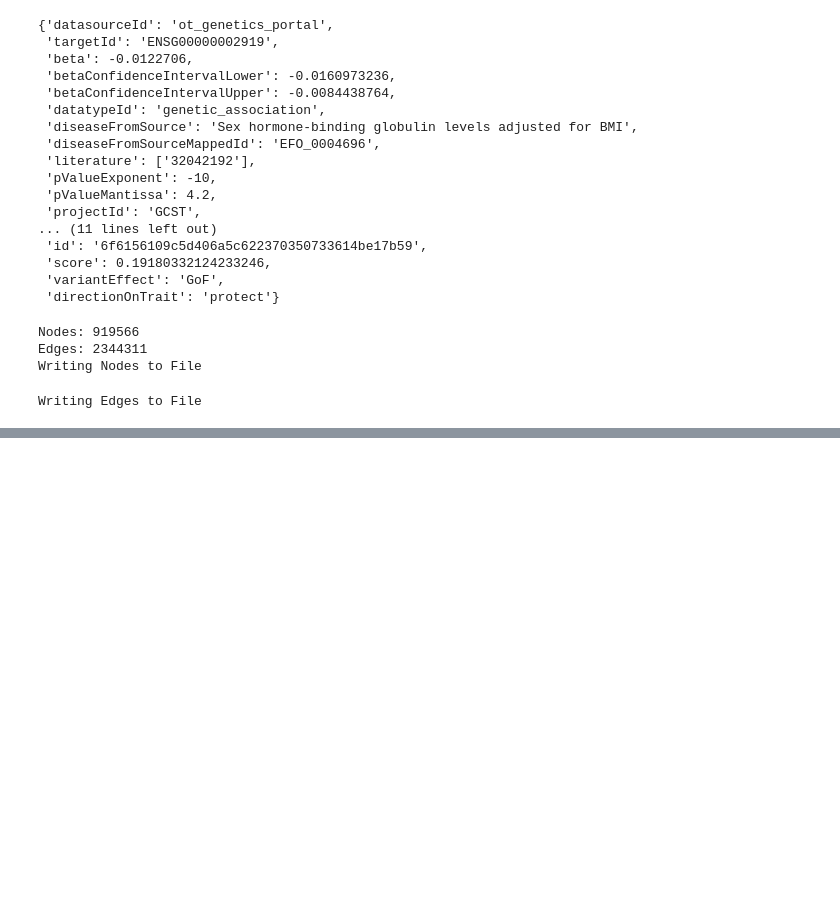
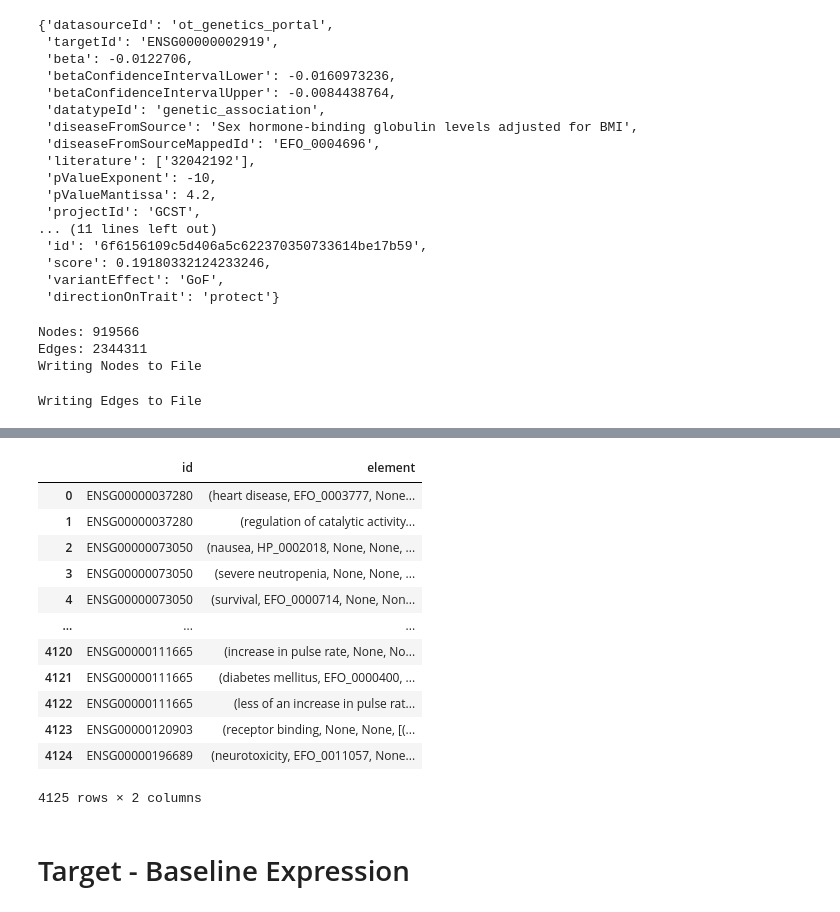
Before and after one commit to biobox-analytics/biobox-analytics, a Jupyter notebook: notebooks/open-targets/open-targets-data-preparation.ipynb, the cells around one changed output, grey strips where cells are left out. Cells and saved outputs as stored; diff of their text form; code cells hidden in the pictures; blank space fills up the shorter version.

```diff
--- a/notebooks/open-targets/open-targets-data-preparation.ipynb
+++ b/notebooks/open-targets/open-targets-data-preparation.ipynb
@@ -14,3 +23,10 @@ from biobox_analytics.utils import read_jsonl_files
 # %%
 tmp_data = '../resources/tmp_data'
 processed_data = '../resources/processed_data'
+data_directory = os.path.abspath(os.path.join(tmp_data, OT_VERSION, 'parquet'))
+json_data_directory = os.path.abspath(os.path.join(tmp_data, OT_VERSION, 'json'))
+# Constants
+OT_VERSION="24.03"
+
+# make directories
+os.makedirs(os.path.join(tmp_data, 'open_targets', OT_VERSION), exist_ok=True)
@@ -318,0 +426,4 @@ Writing Edges to File
+# %%
+spark = (SparkSession.builder.master('local[*]').getOrCreate())
+evd = spark.read.parquet(os.path.join(data_directory, 'targets'))
+evd.printSchema()
@@ -318,0 +448,24 @@ Writing Edges to File
+# %%
+evdSelect = (evd
+ .select("id",
+         F.explode("safetyLiabilities").alias("element")
+ )
+            )
+
+evdSelect.toPandas()
+# %% [output]
+|  | id | element |
+| 0 | ENSG00000037280 | (heart disease, EFO_0003777, None... |
+| 1 | ENSG00000037280 | (regulation of catalytic activity... |
+| 2 | ENSG00000073050 | (nausea, HP_0002018, None, None, ... |
+| 3 | ENSG00000073050 | (severe neutropenia, None, None, ... |
+| 4 | ENSG00000073050 | (survival, EFO_0000714, None, Non... |
+| ... | ... | ... |
+| 4120 | ENSG00000111665 | (increase in pulse rate, None, No... |
+| 4121 | ENSG00000111665 | (diabetes mellitus, EFO_0000400, ... |
+| 4122 | ENSG00000111665 | (less of an increase in pulse rat... |
+| 4123 | ENSG00000120903 | (receptor binding, None, None, [(... |
+| 4124 | ENSG00000196689 | (neurotoxicity, EFO_0011057, None... |
+4125 rows × 2 columns
+# %% [markdown]
+# Target - Baseline Expression
```
Also changed, not shown: parts of 14 cells of this notebook, 8 other files.
